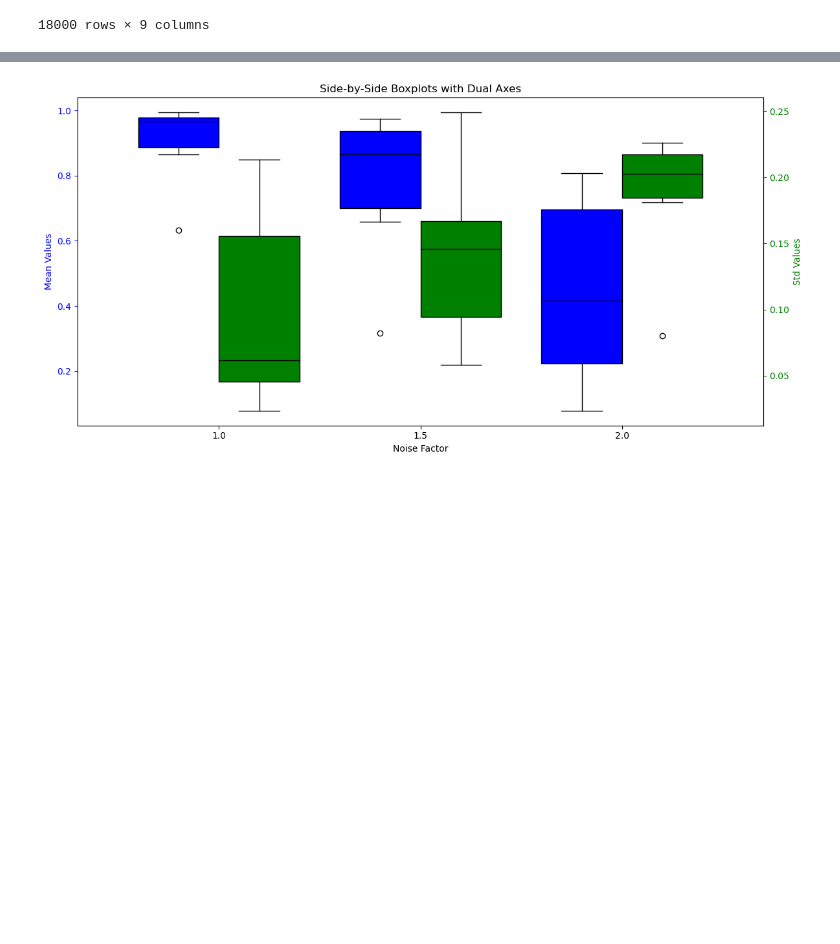
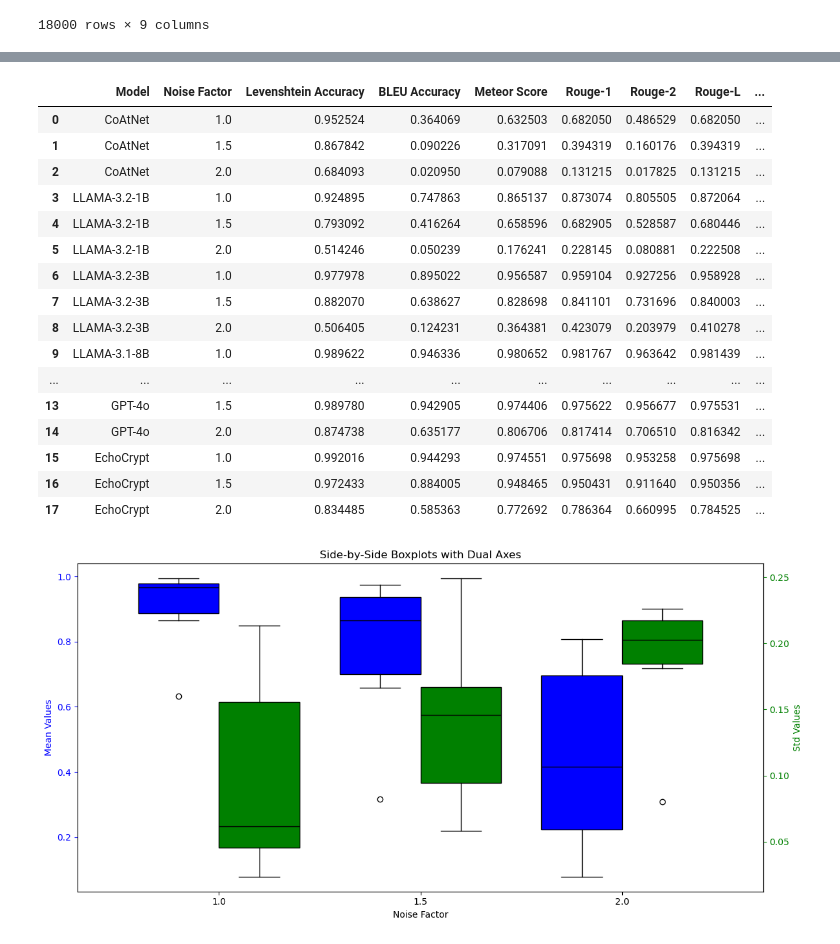
Before and after one commit to Botacin-s-Lab/EchoCrypt, a Jupyter notebook: ours/phone/results/graphs.ipynb, the cells around one changed output, grey strips where cells are left out. Cells and saved outputs as stored; diff of their text form; code cells hidden in the pictures; blank space fills up the shorter version.

```diff
--- a/ours/phone/results/graphs.ipynb
+++ b/ours/phone/results/graphs.ipynb
@@ -177,3 +204,23 @@ memory usage: 1.5 KB
+# %%
+mean_df
+# %% [output]
+|  | Model | Noise Factor | Levenshtein Accuracy | BLEU Accuracy | Meteor Score | Rouge-1 | Rouge-2 | Rouge-L | ... |
+| 0 | CoAtNet | 1.0 | 0.952524 | 0.364069 | 0.632503 | 0.682050 | 0.486529 | 0.682050 | ... |
+| 1 | CoAtNet | 1.5 | 0.867842 | 0.090226 | 0.317091 | 0.394319 | 0.160176 | 0.394319 | ... |
+| 2 | CoAtNet | 2.0 | 0.684093 | 0.020950 | 0.079088 | 0.131215 | 0.017825 | 0.131215 | ... |
+| 3 | LLAMA-3.2-1B | 1.0 | 0.924895 | 0.747863 | 0.865137 | 0.873074 | 0.805505 | 0.872064 | ... |
+| 4 | LLAMA-3.2-1B | 1.5 | 0.793092 | 0.416264 | 0.658596 | 0.682905 | 0.528587 | 0.680446 | ... |
+| 5 | LLAMA-3.2-1B | 2.0 | 0.514246 | 0.050239 | 0.176241 | 0.228145 | 0.080881 | 0.222508 | ... |
+| 6 | LLAMA-3.2-3B | 1.0 | 0.977978 | 0.895022 | 0.956587 | 0.959104 | 0.927256 | 0.958928 | ... |
+| 7 | LLAMA-3.2-3B | 1.5 | 0.882070 | 0.638627 | 0.828698 | 0.841101 | 0.731696 | 0.840003 | ... |
+| 8 | LLAMA-3.2-3B | 2.0 | 0.506405 | 0.124231 | 0.364381 | 0.423079 | 0.203979 | 0.410278 | ... |
+| 9 | LLAMA-3.1-8B | 1.0 | 0.989622 | 0.946336 | 0.980652 | 0.981767 | 0.963642 | 0.981439 | ... |
+| ... | ... | ... | ... | ... | ... | ... | ... | ... | ... |
+| 13 | GPT-4o | 1.5 | 0.989780 | 0.942905 | 0.974406 | 0.975622 | 0.956677 | 0.975531 | ... |
+| 14 | GPT-4o | 2.0 | 0.874738 | 0.635177 | 0.806706 | 0.817414 | 0.706510 | 0.816342 | ... |
+| 15 | EchoCrypt | 1.0 | 0.992016 | 0.944293 | 0.974551 | 0.975698 | 0.953258 | 0.975698 | ... |
+| 16 | EchoCrypt | 1.5 | 0.972433 | 0.884005 | 0.948465 | 0.950431 | 0.911640 | 0.950356 | ... |
+| 17 | EchoCrypt | 2.0 | 0.834485 | 0.585363 | 0.772692 | 0.786364 | 0.660995 | 0.784525 | ... |
 # %%
 import pandas as pd
 import matplotlib.pyplot as plt
```
Also changed, not shown: parts of 3 cells of this notebook, 1 other file.
